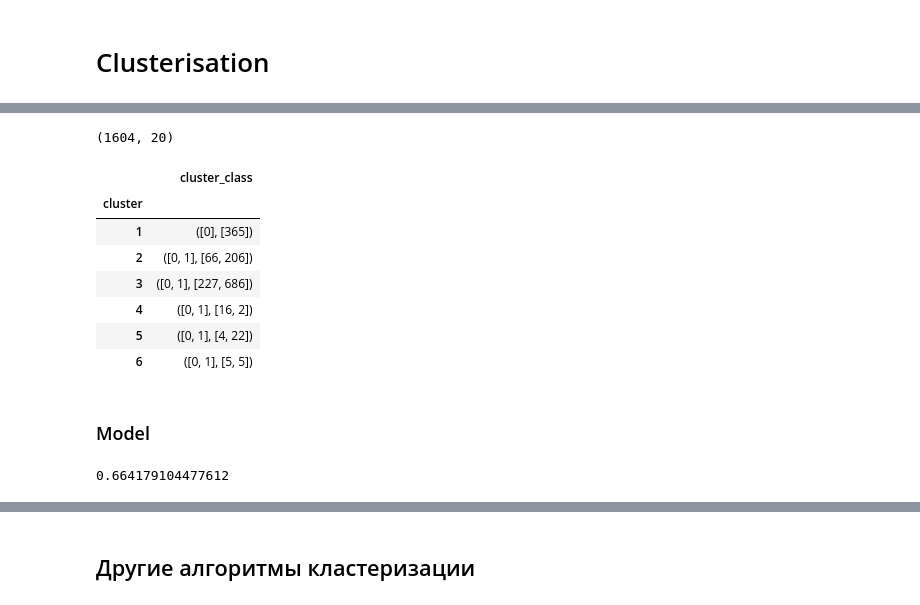
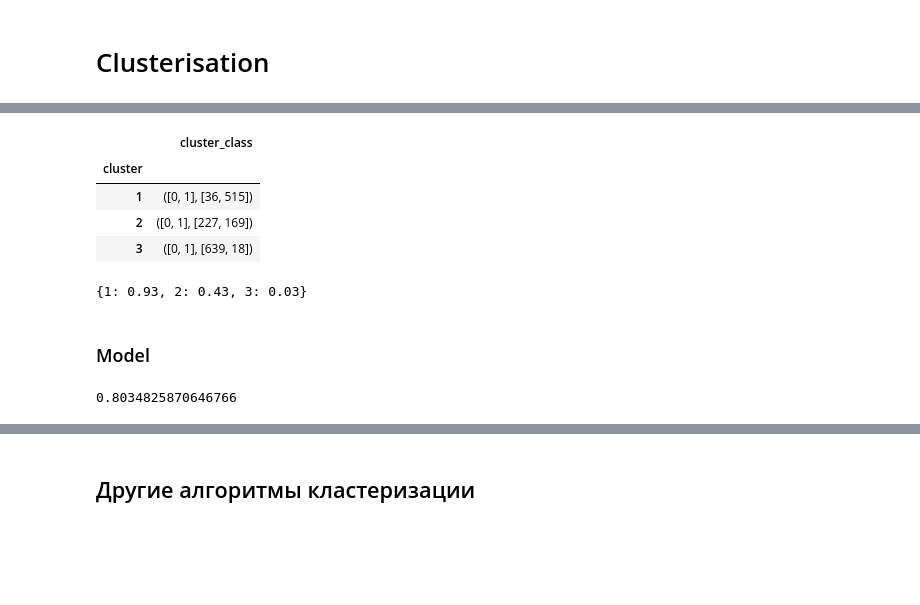
Before and after one commit to barly13/rostelecom_hackathon_dev, a Jupyter notebook: ml/MLfit.ipynb, the cells around one changed output, grey strips where cells are left out. Saved outputs shown, nothing was run; the diff lists cells and outputs as text; code cells hidden in the pictures; blank space fills up the shorter version.

```diff
--- a/ml/MLfit.ipynb
+++ b/ml/MLfit.ipynb
@@ -898,7 +902,7 @@ several_orders[several_orders['same'] == 3]['customer_unique_id'].unique().shape
 many_same_orders = several_orders[several_orders['same'] > 3]['customer_unique_id'].unique()
 few_same_orders = several_orders[several_orders['same'] < 4]['customer_unique_id'].unique()
 
-low_th = 0.05
+low_th = 0.1
 #high_th = 0.3
 
 classified_customers = pd.DataFrame(columns=['id', 'lambda', 'val', 'class'])
@@ -962,7 +966,7 @@ from sklearn.preprocessing import OneHotEncoder
 from sklearn.model_selection import train_test_split
 # %%
 rfm = None
-try
+try:
   rfm = pd.read_csv('rfm_analysis.csv')
 except:
   rfm = pd.read_csv('./../rfm_analysis/rfm_data/rfm_analysis.csv')
@@ -1019,7 +1023,7 @@ dataset_for_clusterisation.drop(columns=['s_lat_d', 's_lng_d', 'c_lat_d', 'c_lng
 dataset_for_clusterisation = dataset_for_clusterisation.groupby('customer_unique_id').agg(dist=('distance', 'mean'), score=('review_score', 'mean'), cat=('upper_category', lambda x: max(np.unique(x, return_counts=True)[0])))
 dataset_for_clusterisation = dataset_for_clusterisation.reset_index()
 dataset_for_clusterisation = dataset_for_clusterisation.merge(rfm, how='inner', on='customer_unique_id')
-dataset_for_clusterisation = dataset_for_clusterisation.merge(classified_customers[['id', 'class']], how='left', left_on='customer_unique_id', right_on='id')
+dataset_for_clusterisation = dataset_for_clusterisation.merge(classified_customers[['id', 'lambda', 'class']], how='left', left_on='customer_unique_id', right_on='id')
 # %%
 #X = pd.get_dummies(dataset_for_clusterisation, columns=['cat'], dtype = float).drop(columns=['customer_unique_id', 'id', 'class'])
 X = dataset_for_clusterisation.drop(columns=['customer_unique_id', 'id', 'class'])
@@ -1097,32 +1093,25 @@ Successfully installed gower-0.1.2
-# %%
-np_train[:, :-3].shape
-# %% [output]
-(1604, 20)
 # %%
 gower_dist = gower.gower_matrix(X_train)
 
-Z = linkage(gower_dist, method='average')
+Z = linkage(gower_dist, method='ward')
 
 # plt.figure(figsize=(8, 5))
 # dendrogram(Z, labels=X_train.index.tolist())
 # plt.title("Дендрограмма (Gower + Hierarchical)")
 # plt.xlabel("Индексы объектов")
 # plt.ylabel("Расстояние")
 # plt.grid(True)
 # plt.show()
 
-train_cluster_label = fcluster(Z, t=6, criterion='maxclust')
+train_cluster_label = fcluster(Z, t=3, criterion='maxclust')
 
 t_yyy = y_train.copy()
 t_yyy = t_yyy.reset_index()
 t_yyy['cluster'] = pd.Series(train_cluster_label)
 t_yyy.groupby('cluster').agg(cluster_class=('class', lambda x: np.unique(x, return_counts=True)))
 # %% [output]
 |  | cluster_class |
 | cluster |  |
-| 1 | ([0], [365]) |
-| 2 | ([0, 1], [66, 206]) |
-| 3 | ([0, 1], [227, 686]) |
-| 4 | ([0, 1], [16, 2]) |
-| 5 | ([0, 1], [4, 22]) |
-| 6 | ([0, 1], [5, 5]) |
+| 1 | ([0, 1], [36, 515]) |
+| 2 | ([0, 1], [227, 169]) |
+| 3 | ([0, 1], [639, 18]) |
@@ -1138,2 +1118,15 @@ final_cluster_class = {
+# %%
+final_cluster_class = dict()
+for i, gr in enumerate(t_yyy.groupby('cluster').agg(cluster_class=('class', lambda x: np.unique(x, return_counts=True))).values):
+  gr = gr[0]
+  if len(gr[0]) > 1:
+    final_cluster_class[i+1] = float(round(gr[1][1] / sum(gr[1]), 2))
+  elif gr[0][0] == 0:
+    final_cluster_class[i+1] = 0
+  else:
+    final_cluster_class[i+1] = 1
+final_cluster_class
+# %% [output]
+{1: 0.93, 2: 0.43, 3: 0.03}
 # %%
 # Метки для теста
@@ -1160,7 +1153,7 @@ several_orders_for_rfc['distance'] = ((several_orders_for_rfc['s_lat_d'] - sever
 several_orders_for_rfc.drop(columns=['s_lat_d', 's_lng_d', 'c_lat_d', 'c_lng_d'], inplace=True)
 several_orders_for_rfc['time_delta'] = (max_date - several_orders_for_rfc['order_purchase_timestamp']).map(lambda x: x.days)
 several_orders_for_rfc = pd.get_dummies(several_orders_for_rfc, columns=['upper_category'], dtype = float)
-several_orders_for_rfc = several_orders_for_rfc.sort_values(by=['customer_unique_id', 'order_purchase_timestamp']).drop_duplicates(subset='customer_unique_id').drop(columns=['order_purchase_timestamp'])
+several_orders_for_rfc = several_orders_for_rfc.sort_values(by=['customer_unique_id', 'order_purchase_timestamp']).drop_duplicates(subset='customer_unique_id', keep='last').drop(columns=['order_purchase_timestamp'])
 several_orders_for_rfc = several_orders_for_rfc.reindex(sorted(several_orders_for_rfc.columns), axis=1)
 several_orders_for_rfc['payment_value'] = np.log10(several_orders_for_rfc['payment_value'].astype(float))
 model_train_data = several_orders_for_rfc.merge(y_train, how='inner', on='customer_unique_id')
@@ -1170,4 +1163,4 @@ model = RandomForestClassifier(random_state=1)
 model.fit(model_train_data.drop(columns=['customer_unique_id', 'class', 'cluster']), model_train_data['cluster'])
 model.score(model_test_data.drop(columns=['customer_unique_id', 'class', 'cluster']), model_test_data['cluster'])
 # %% [output]
-0.664179104477612
+0.8034825870646766
```
Also changed, not shown: parts of 38 cells of this notebook, 7 other files.
